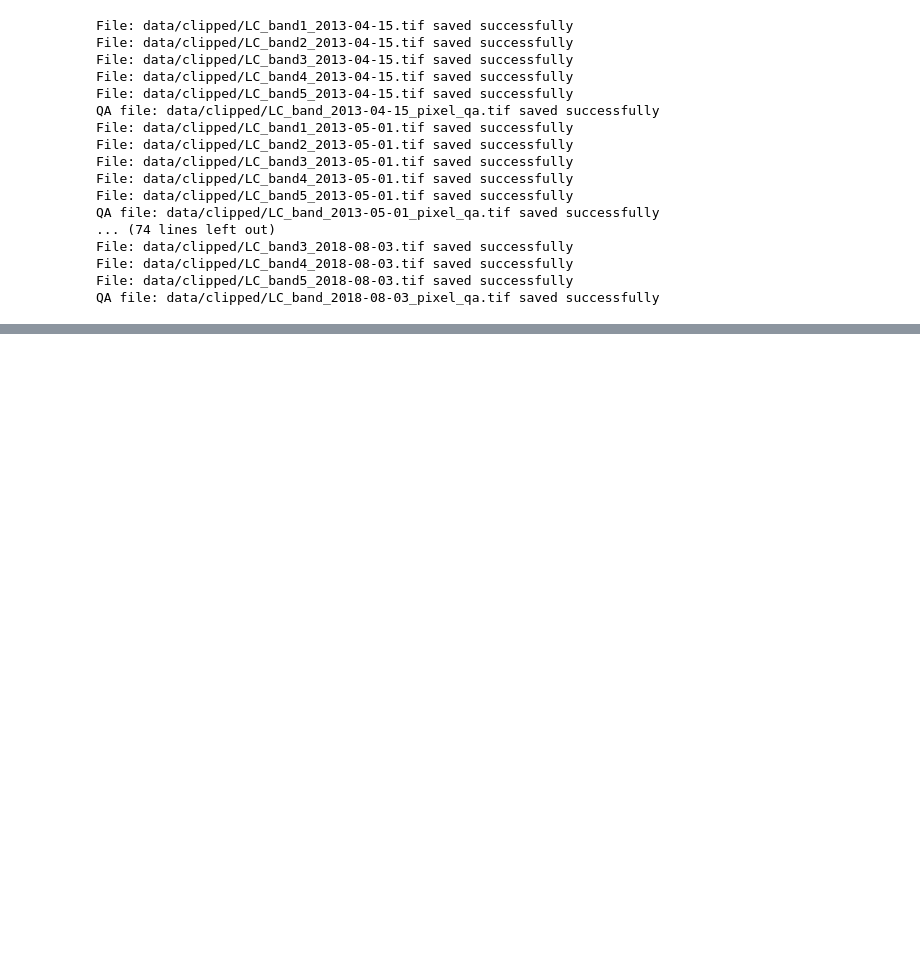
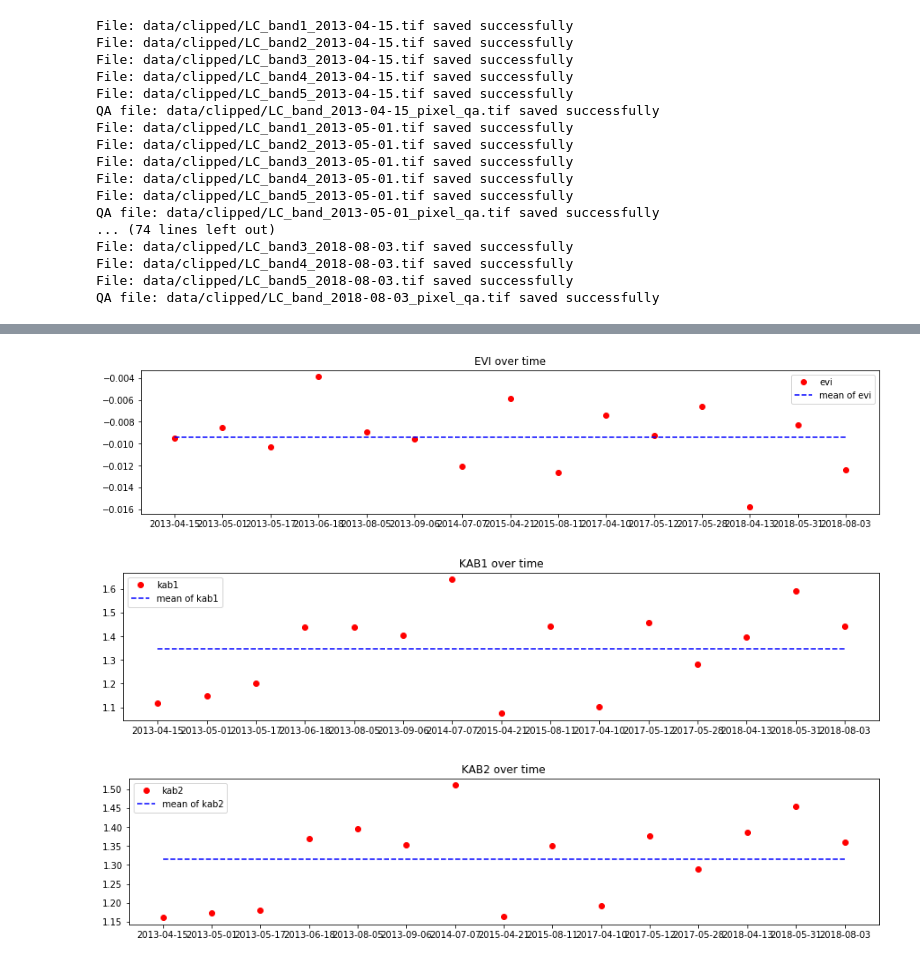
Before and after one commit to feleHaile/projections-clouds-and-Gdansk-Bay, a Jupyter notebook: example_solution.ipynb, the cells around one changed output, grey strips where cells are left out. Cells and saved outputs as stored; diff of their text form; code cells hidden in the pictures; blank space fills up the shorter version.

```diff
--- a/example_solution.ipynb
+++ b/example_solution.ipynb
@@ -915,0 +903,52 @@ def calculate_indicator(bands, indicator):
+# %%
+# It will be good to observe how changes mean of each value with the time. Prepare new columns
+# in data frame for the mean of each index. Name columns 'EVI', 'KAB1' and 'KAB2'.
+# Below is an example how to perform this task for the 'EVI' column. Your role is to do it
+# for 'KAB1' and 'KAB2'.
+
+# EVI
+bands_df['EVI'] = bands_df.apply(lambda x: np.nanmean(calculate_evi(x[2], x[4], x[5])), axis=1)
+
+# Kab1
+bands_df['KAB1'] = bands_df.apply(lambda x: np.nanmean(calculate_kab1(x[2], x[3])), axis=1)
+
+# Kab2
+bands_df['KAB2'] = bands_df.apply(lambda x: np.nanmean(calculate_kab2(x[1], x[3])), axis=1)
+# %%
+# Print kab1 and kab2 values using matplotlib.pyplot. Plot values as a points not as a lines.
+# Use example below (for evi). Plot also line for all values mean (you must calculate this mean).
+# The easiest way is to use numpy.mean() function.
+
+# evi
+evi_mean = [np.mean(bands_df['EVI']) for x in range(0, len(bands_df['EVI']))]
+
+plt.figure(figsize=(15, 3))
+plt.plot(bands_df['EVI'], 'ro')
+plt.plot(evi_mean, 'b--')
+plt.title('EVI over time')
+plt.legend(['evi', 'mean of evi'])
+plt.show()
+
+# kab1
+kab1_mean = [np.mean(bands_df['KAB1']) for x in range(0, len(bands_df['KAB1']))]
+
+plt.figure(figsize=(15, 3))
+plt.plot(bands_df['KAB1'], 'ro')
+plt.plot(kab1_mean, 'b--')
+plt.title('KAB1 over time')
+plt.legend(['kab1', 'mean of kab1'])
+plt.show()
+
+# kab2
+kab2_mean = [np.mean(bands_df['KAB2']) for x in range(0, len(bands_df['KAB2']))]
+
+plt.figure(figsize=(15, 3))
+plt.plot(bands_df['KAB2'], 'ro')
+plt.plot(kab2_mean, 'b--')
+plt.title('KAB2 over time')
+plt.legend(['kab2', 'mean of kab2'])
+plt.show()
+# %% [output]
+[figure, added]
+[figure, added]
+[figure, added]
```
Also changed, not shown: parts of 16 cells of this notebook.
